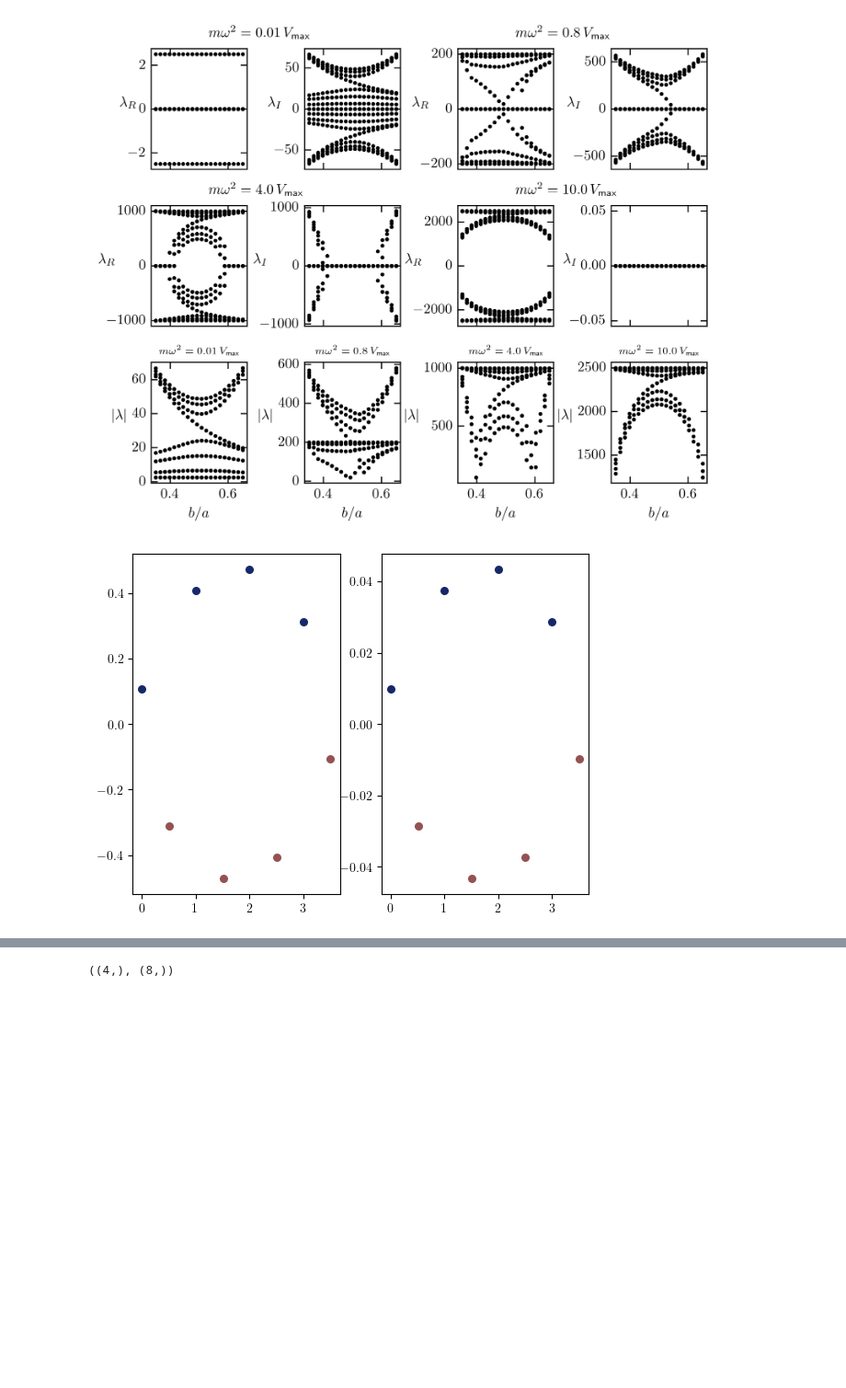
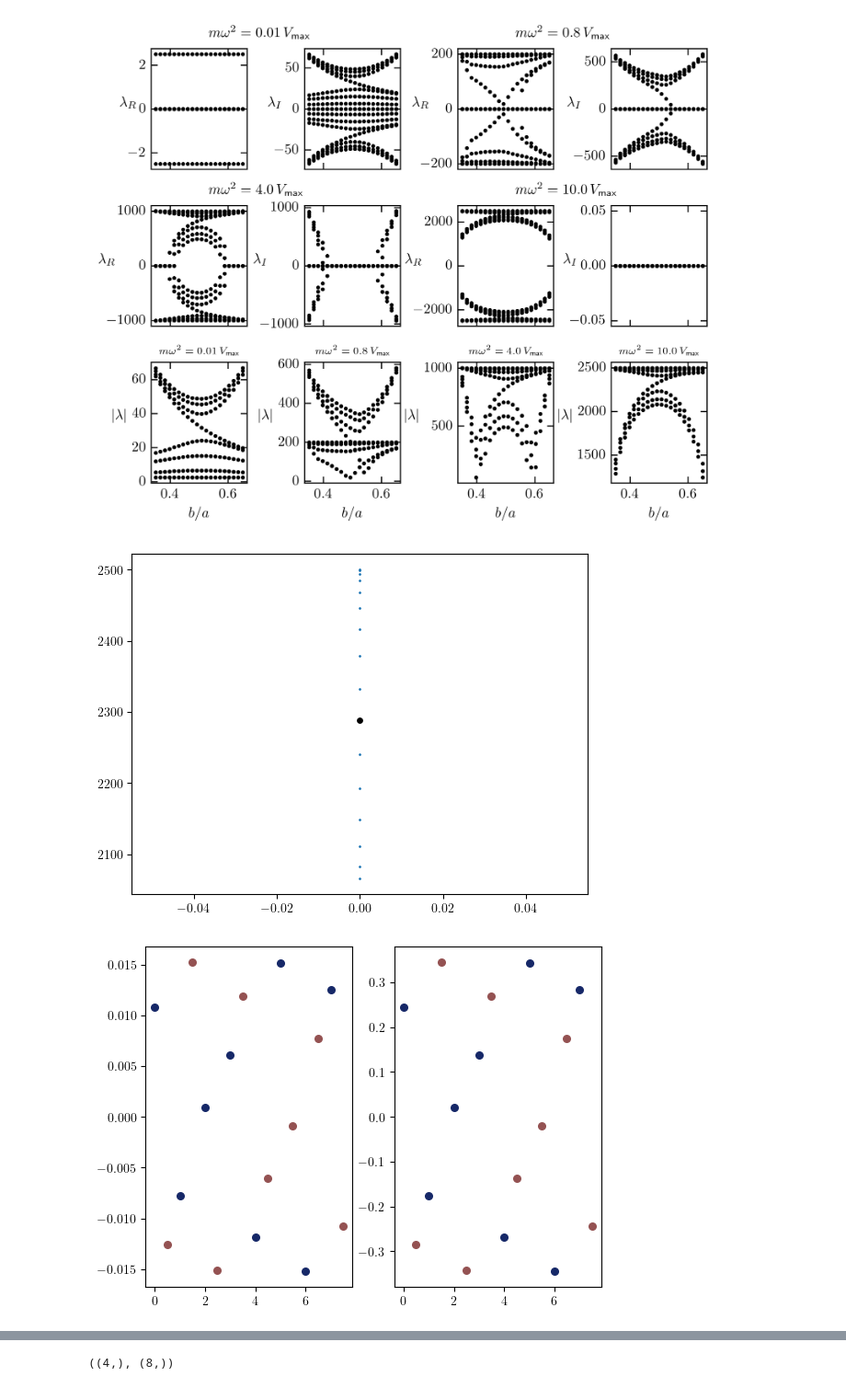
Before and after one commit to ChriGomm/master, a Jupyter notebook: numerics/interactions.ipynb, the cells around one changed output, grey strips where cells are left out. Shown at 92% size. Saved outputs shown, nothing was run; the diff lists cells and outputs as text; code cells hidden in the pictures; blank space fills up the shorter version.

```diff
--- a/numerics/interactions.ipynb
+++ b/numerics/interactions.ipynb
@@ -2132,7 +2133,7 @@ l =3
 cut = 0.05
 phis_plot = opt_param[l][0]
 hs_plot = opt_param[l][1]
-setup = Setup_Fig(name_of_plot='lam2_anal_ml.png',fig_width=7,fig_height=4,xax_share=True,joined=True)
+setup = Setup_Fig(name_of_plot='lam2_anal_ml.png',fig_width=7,fig_height=4,xax_share=True)
 fig = plt.figure(figsize=(setup.fig_width,setup.fig_height))
 fig.tight_layout()
 gs = gridspec.GridSpec(2,4, figure=fig)
@@ -2205,7 +2206,7 @@ l =3
 # b = np.linspace(0.35,0.65,N)
 cut = 0.05
 
-setup = Setup_Fig(name_of_plot='lam2_anal_ml.png',fig_width=7,fig_height=4,xax_share=True,joined=True)
+setup = Setup_Fig(name_of_plot='lam2_anal_ml.png',fig_width=7,fig_height=4,xax_share=True)
 fig = plt.figure(figsize=(setup.fig_width,setup.fig_height))
 fig.tight_layout()
 gs = gridspec.GridSpec(2,4, figure=fig)
@@ -2550,7 +2551,7 @@ plt.show()
 # %%
 # fig, ax = plt.subplots(1,1)
 # fig, ax = plt.subplots(3,4,sharex=True)
-setup = Setup_Fig(name_of_plot='lam2_anal_ml.png',fig_width=7,fig_height=5.5,xax_share=True,joined=False)
+setup = Setup_Fig(name_of_plot='lam2_anal_ml.png',fig_width=7,fig_height=5.5,xax_share=True)
 fig, ax = setup.return_fig((3,4))
 
 # fig2, ax2 = plt.subplots(1,1)
@@ -2565,6 +2566,7 @@ for l in range(4):
     hs_plot = opt_param[l][1]
     eigenvals = np.zeros((N,2*chain_length),dtype=np.complex128)
     for i in range(N):
+    # for i in range(7,14):
         # for n in range(chain_length//4):
 
             # dmat = hopping_Ham(b[i],hs[i],1,a,chain_length,lambda x, y: dip_derivative_full_vec(x, y),np.array([np.cos(phis[i]),np.sin(phis[i])]))
@@ -2608,23 +2610,29 @@ plt.show()
 # %%
 phis_plot = opt_param[l][0]
 hs_plot = opt_param[l][1]
-chain_length = 8
-i = 10
+chain_length = 16
+i = 9
     # for n in range(chain_length//4):
 
         # dmat = hopping_Ham(b[i],hs[i],1,a,chain_length,lambda x, y: dip_derivative_full_vec(x, y),np.array([np.cos(phis[i]),np.sin(phis[i])]))
 dmat = BdG_Ham(b[i],hs_plot[i],Deltas[l],a,chain_length,lambda x, y: dip_derivative_full_vec(x, y),np.array([np.cos(phis_plot[i]),np.sin(phis_plot[i])]))
 # dmat = hopping_Ham_k(k,b[i],hs[i],(m*w**2*r**2/V)[-1]/10**8,a,chain_length,lambda x, y: dip_derivative_full_vec(x, y),np.array([np.cos(phis[i]),np.sin(phis[i])]))
 eig, vecs = np.linalg.eig(dmat)
 eigenvecs = sort_eigenvalues(eig, vecs)
 latticeA = np.stack((np.arange(chain_length//2+chain_length%2),np.zeros(chain_length//2+chain_length%2))).T * a
 latticeB = np.stack((np.arange(chain_length//2)*a+b[i],np.ones(chain_length//2)*hs_plot[i])).T
+j =12
+fig , ax = plt.subplots(1,1)
+ax.scatter(np.zeros(len(eig)),np.abs(eig))
+ax.scatter(0,np.abs(eigenvecs[j,0]),s=15,color='0')
+plt.show
 
 fig , ax = plt.subplots(1,2)
-ax[0].scatter(latticeA[:,0],eigenvecs[0,1:chain_length+1:2],color="#162868ff",s=30)
-ax[0].scatter(latticeB[:,0],eigenvecs[0,2:chain_length+1:2],color="#945252ff",s=30)
-ax[1].scatter(latticeA[:,0],eigenvecs[0,chain_length+1::2],color="#162868ff",s=30)
-ax[1].scatter(latticeB[:,0],eigenvecs[0,chain_length+2::2],color="#945252ff",s=30)
+ax[0].scatter(latticeA[:,0],eigenvecs[j,1:chain_length+1:2],color="#162868ff",s=30)
+ax[0].scatter(latticeB[:,0],eigenvecs[j,2:chain_length+1:2],color="#945252ff",s=30)
+ax[1].scatter(latticeA[:,0],eigenvecs[j,chain_length+1::2],color="#162868ff",s=30)
+ax[1].scatter(latticeB[:,0],eigenvecs[j,chain_length+2::2],color="#945252ff",s=30)
 plt.show()
 # %% [output]
-[figure, old version]
+[figure, new version]
+[figure, added]
```
Also changed, not shown: parts of 6 cells of this notebook, 18 other files.
